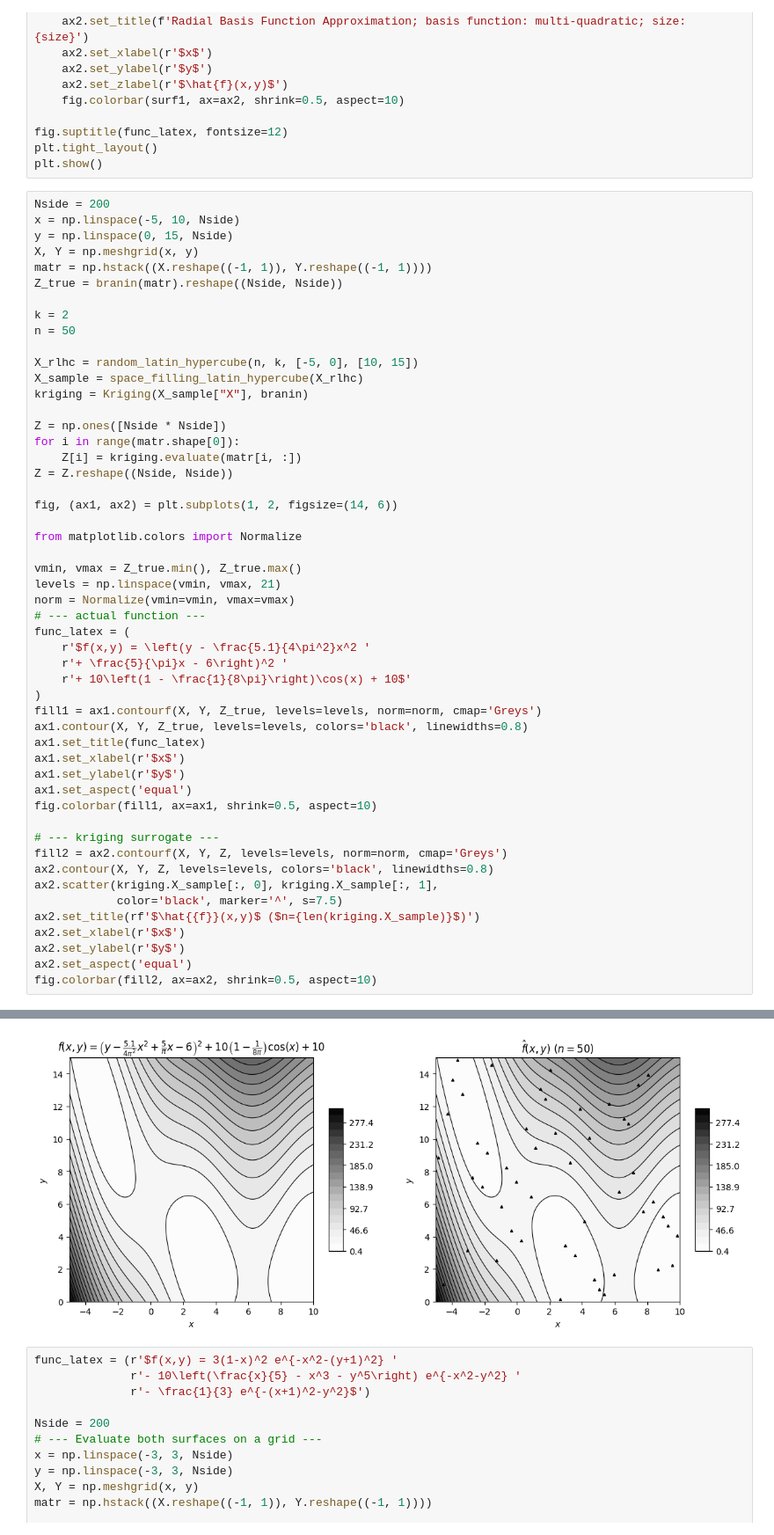
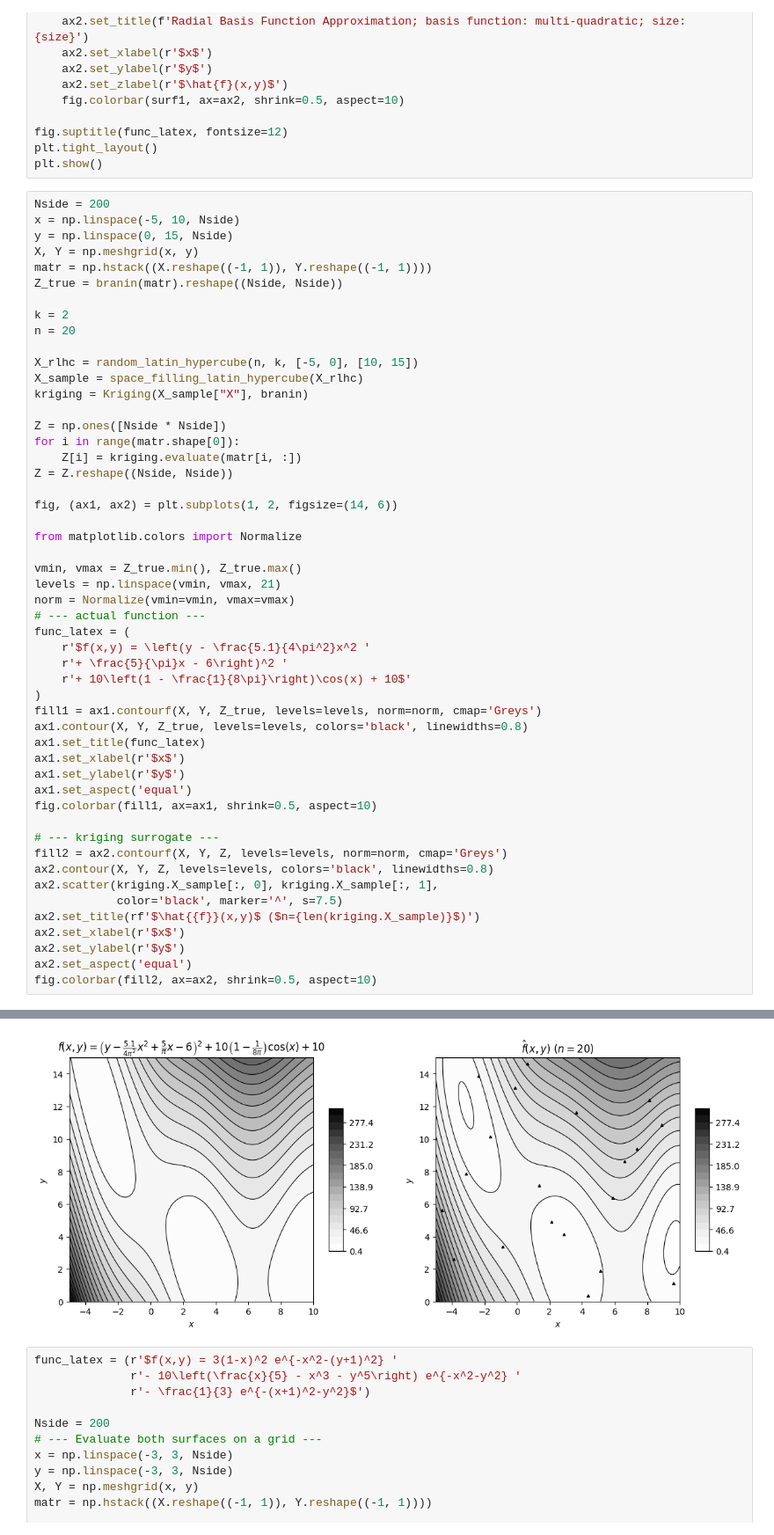
Before and after one commit to ijs32/rceu-2026, a Jupyter notebook: src/ian/surrogate-modeling/chapter-2/chapter_2.ipynb, the cells around one changed output, grey strips where cells are left out. Shown at 88% size. Drawn from its saved outputs; the diff is of its cells as text.

```diff
--- a/src/ian/surrogate-modeling/chapter-2/chapter_2.ipynb
+++ b/src/ian/surrogate-modeling/chapter-2/chapter_2.ipynb
@@ -174,7 +174,7 @@ matr = np.hstack((X.reshape((-1, 1)), Y.reshape((-1, 1))))
 Z_true = branin(matr).reshape((Nside, Nside))
 
 k = 2
-n = 50
+n = 20
 
 X_rlhc = random_latin_hypercube(n, k, [-5, 0], [10, 15])
 X_sample = space_filling_latin_hypercube(X_rlhc)
@@ -191,34 +191,34 @@ from matplotlib.colors import Normalize
 
 vmin, vmax = Z_true.min(), Z_true.max()
 levels = np.linspace(vmin, vmax, 21)
 norm = Normalize(vmin=vmin, vmax=vmax)
 # --- actual function ---
 func_latex = (
     r'$f(x,y) = \left(y - \frac{5.1}{4\pi^2}x^2 '
     r'+ \frac{5}{\pi}x - 6\right)^2 '
     r'+ 10\left(1 - \frac{1}{8\pi}\right)\cos(x) + 10$'
 )
 fill1 = ax1.contourf(X, Y, Z_true, levels=levels, norm=norm, cmap='Greys')
 ax1.contour(X, Y, Z_true, levels=levels, colors='black', linewidths=0.8)
 ax1.set_title(func_latex)
 ax1.set_xlabel(r'$x$')
 ax1.set_ylabel(r'$y$')
 ax1.set_aspect('equal')
 fig.colorbar(fill1, ax=ax1, shrink=0.5, aspect=10)
 
 # --- kriging surrogate ---
 fill2 = ax2.contourf(X, Y, Z, levels=levels, norm=norm, cmap='Greys')
 ax2.contour(X, Y, Z, levels=levels, colors='black', linewidths=0.8)
 ax2.scatter(kriging.X_sample[:, 0], kriging.X_sample[:, 1],
             color='black', marker='^', s=7.5)
 ax2.set_title(rf'$\hat{{f}}(x,y)$ ($n={len(kriging.X_sample)}$)')
 ax2.set_xlabel(r'$x$')
 ax2.set_ylabel(r'$y$')
 ax2.set_aspect('equal')
 fig.colorbar(fill2, ax=ax2, shrink=0.5, aspect=10)
 # %% [output]
 <matplotlib.colorbar.Colorbar at 0x...>
-[figure, old version]
+[figure, new version]
 # %%
 func_latex = (r'$f(x,y) = 3(1-x)^2 e^{-x^2-(y+1)^2} '
               r'- 10\left(\frac{x}{5} - x^3 - y^5\right) e^{-x^2-y^2} '
```
Also changed, not shown: parts of 2 cells of this notebook, 13 other files.
